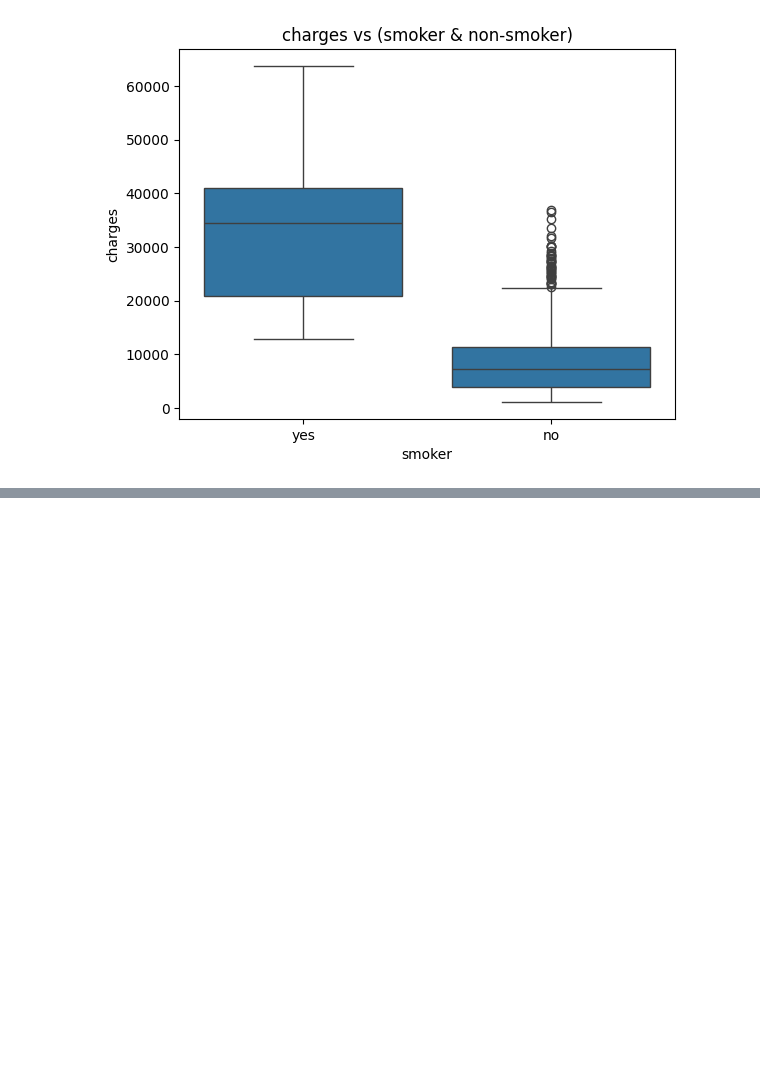
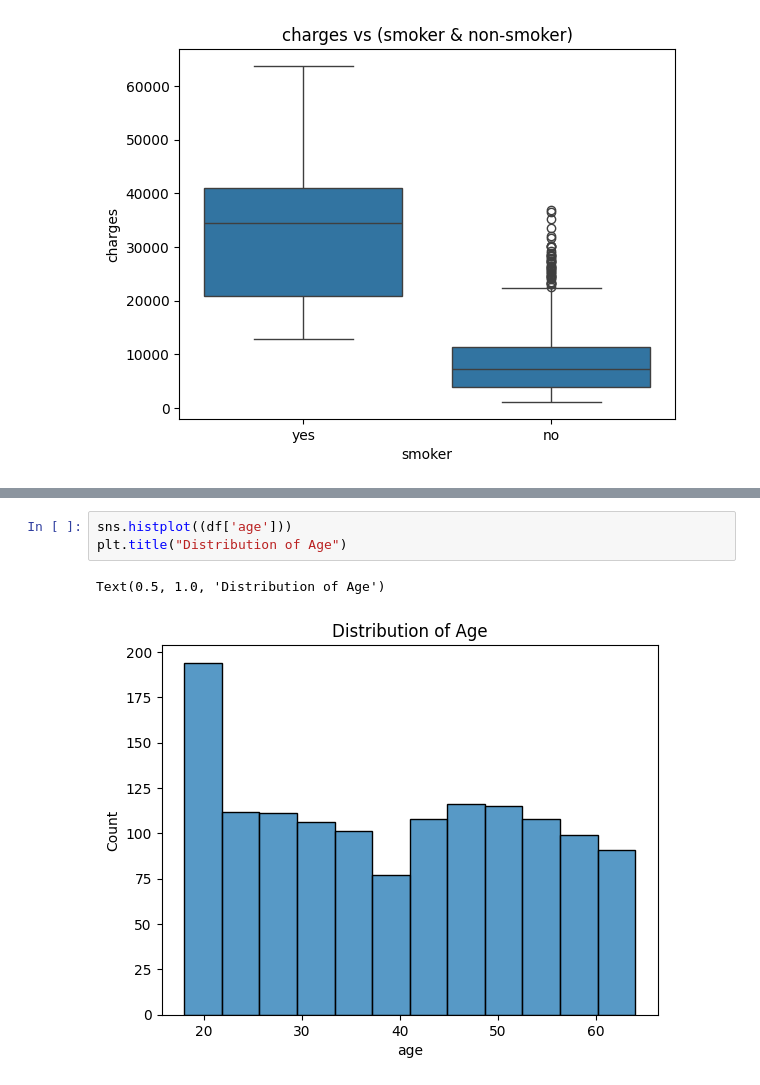
Before and after one commit to sarthakactuary/Actuarial_Analysis_on_Medical_Cost_Data, a Jupyter notebook: Working.ipynb, the cells around one changed output, grey strips where cells are left out. Cells and saved outputs as stored; diff of their text form; blank space fills up the shorter version.

```diff
--- a/Working.ipynb
+++ b/Working.ipynb
@@ -102,0 +148,6 @@ Text(0.5, 1.0, 'charges vs (smoker & non-smoker)')
+# %%
+sns.histplot((df['age']))
+plt.title("Distribution of Age")
+# %% [output]
+Text(0.5, 1.0, 'Distribution of Age')
+[figure, added]
```
Also changed, not shown: parts of 18 cells of this notebook, 2 other files.
